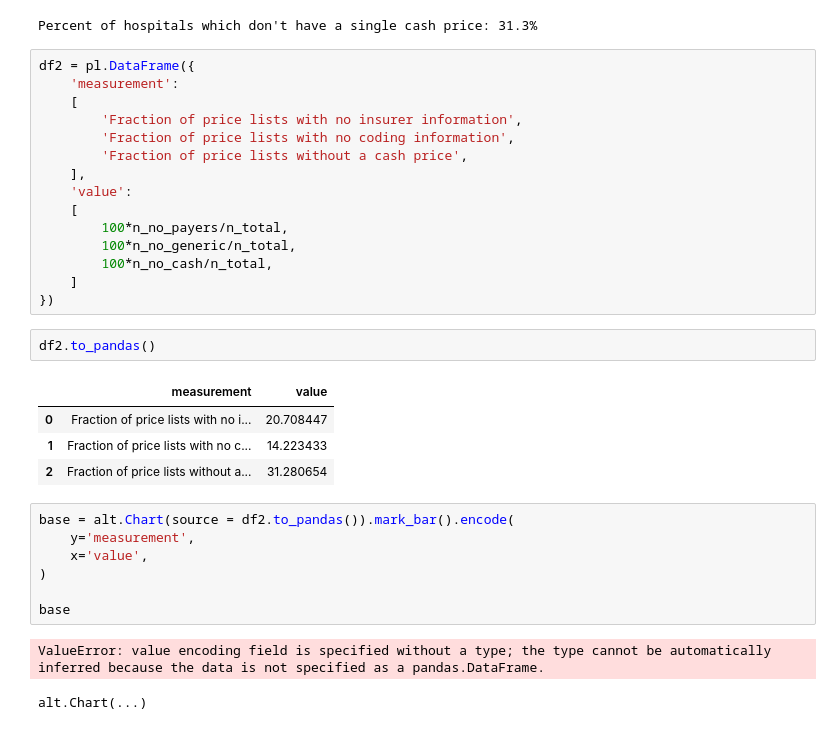
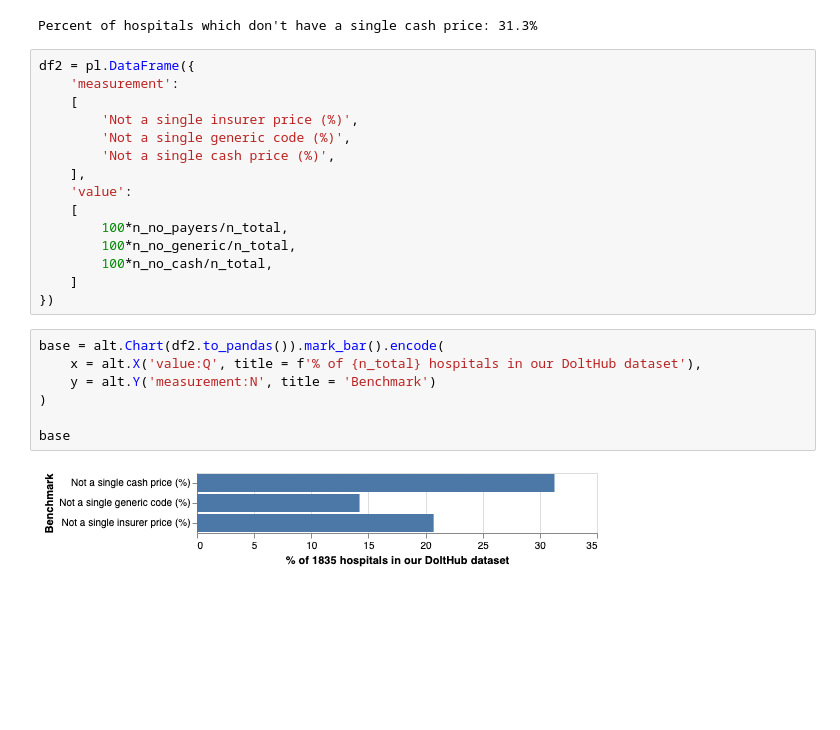
Before and after one commit to alecstein/dolt_datascience, a Jupyter notebook: hospitals_v3/cleanup/cleaning-hospitals-dataset.ipynb, the cells around one changed output. Drawn from its saved outputs; the diff is of its cells as text; blank space fills up the shorter version.

```diff
--- a/hospitals_v3/cleanup/cleaning-hospitals-dataset.ipynb
+++ b/hospitals_v3/cleanup/cleaning-hospitals-dataset.ipynb
@@ -816,9 +816,9 @@ Percent of hospitals which don't have a single cash price: 31.3%
 df2 = pl.DataFrame({
     'measurement':
     [
-        'Fraction of price lists with no insurer information',
-        'Fraction of price lists with no coding information',
-        'Fraction of price lists without a cash price',
+        'Not a single insurer price (%)',
+        'Not a single generic code (%)',
+        'Not a single cash price (%)',
     ],
     'value':
     [
@@ -827,20 +827,12 @@ df2 = pl.DataFrame({
         100*n_no_cash/n_total,
     ]
 })
-# %%
-df2.to_pandas()
-# %% [output]
-|  | measurement | value |
-| 0 | Fraction of price lists with no i... | 20.708447 |
-| 1 | Fraction of price lists with no c... | 14.223433 |
-| 2 | Fraction of price lists without a... | 31.280654 |
 # %%
-base = alt.Chart(source = df2.to_pandas()).mark_bar().encode(
-    y='measurement',
-    x='value',
+base = alt.Chart(df2.to_pandas()).mark_bar().encode(
+    x = alt.X('value:Q', title = f'% of {n_total} hospitals in our DoltHub dataset'),
+    y = alt.Y('measurement:N', title = 'Benchmark')
 )
 
 base
 # %% [output]
-ValueError: value encoding field is specified without a type; the type cannot be automatically inferred because the data is not specified as a pandas.DataFrame.
-alt.Chart(...)
+[figure, added]
```
Also changed, not shown: parts of 1 cell of this notebook.
